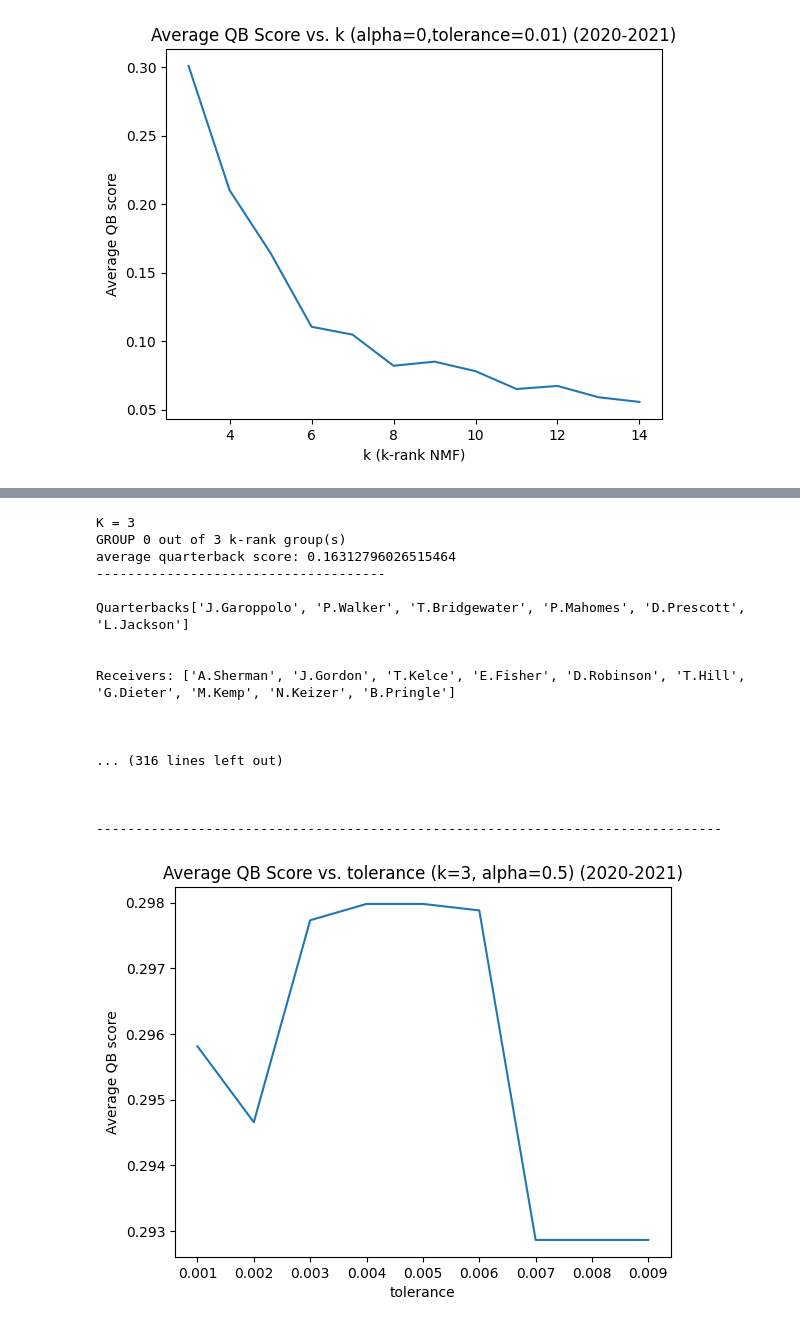
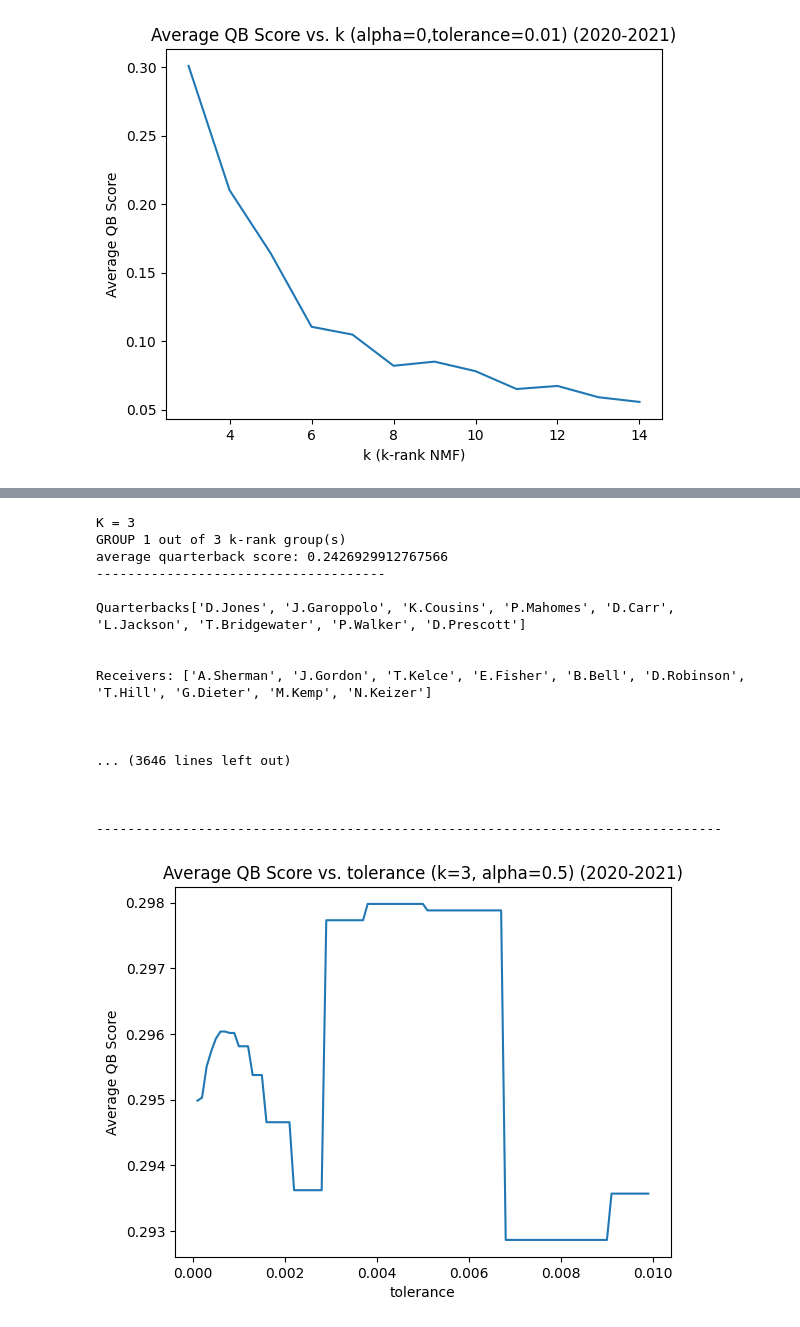
Before and after one commit to ChristopheBrown/nfl-ml, a Jupyter notebook: nfl_receiver-passer_pairs/nfl_w10_NMF_2yrs.ipynb, the cells around one changed output, grey strips where cells are left out. Drawn from its saved outputs; the diff is of its cells as text; code cells hidden in the pictures.

```diff
--- a/nfl_receiver-passer_pairs/nfl_w10_NMF_2yrs.ipynb
+++ b/nfl_receiver-passer_pairs/nfl_w10_NMF_2yrs.ipynb
@@ -278,7 +280,7 @@ plt.show()
 k_ranks = np.arange(3,15)  # The number of "receiver groups" to learn
 tolerance = 0.01 # Stopping condition for training. Smaller value = more training
 
-alpha_vals = np.arange(0, 1, 0.1)
+alpha_vals = np.arange(0, 1, 0.01)
 avg_qb_scores = []
 
 
@@ -329,7 +331,7 @@ for alpha in alpha_vals:
     for group in range(k):
 
 
-        print(f'GROUP {group} out of {k} k-rank group(s)')
+        print(f'GROUP {group+1} out of {k} k-rank group(s)')
 
         qb_rankings = df_H.loc[f'rec_group_{group}'].where(df_H.loc[f'rec_group_{group}'] > .5).dropna()
 
@@ -387,5 +389,5 @@ plt.show()
 # %%
-tolerances = np.arange(0.001, 0.01, 0.001) # Stopping condition for training. Smaller value = more training
+tolerances = np.arange(0.0001, 0.01, 0.0001) # Stopping condition for training. Smaller value = more training
 
 alpha = 0.5
 avg_qb_scores = []
@@ -438,7 +440,7 @@ for tol in tolerances:
     for group in range(k):
 
 
-        print(f'GROUP {group} out of {k} k-rank group(s)')
+        print(f'GROUP {group+1} out of {k} k-rank group(s)')
 
         qb_rankings = df_H.loc[f'rec_group_{group}'].where(df_H.loc[f'rec_group_{group}'] > .5).dropna()
 
@@ -467,18 +469,18 @@ for tol in tolerances:
     print('\n--------------------------------------------------------------------------------\n')
 # %% [output]
 K = 3
-GROUP 0 out of 3 k-rank group(s)
-average quarterback score: 0.16312796026515464
+GROUP 1 out of 3 k-rank group(s)
+average quarterback score: 0.2426929912767566
 -------------------------------------
 
-Quarterbacks['J.Garoppolo', 'P.Walker', 'T.Bridgewater', 'P.Mahomes', 'D.Prescott', 'L.Jackson']
+Quarterbacks['D.Jones', 'J.Garoppolo', 'K.Cousins', 'P.Mahomes', 'D.Carr', 'L.Jackson', 'T.Bridgewater', 'P.Walker', 'D.Prescott']
 
 
-Receivers: ['A.Sherman', 'J.Gordon', 'T.Kelce', 'E.Fisher', 'D.Robinson', 'T.Hill', 'G.Dieter', 'M.Kemp', 'N.Keizer', 'B.Pringle']
+Receivers: ['A.Sherman', 'J.Gordon', 'T.Kelce', 'E.Fisher', 'B.Bell', 'D.Robinson', 'T.Hill', 'G.Dieter', 'M.Kemp', 'N.Keizer']
 
 
 
-... (316 lines left out)
+... (3646 lines left out)
 
 
 
@@ -486,10 +488,10 @@ Receivers: ['A.Sherman', 'J.Gordon', 'T.Kelce', 'E.Fisher', 'D.Robinson', 'T.Hil
 # %%
 fig = plt.figure()
 ax = plt.axes()
 ax.plot(tolerances, avg_qb_scores)
 plt.xlabel('tolerance')
-plt.ylabel('Average QB score')
+plt.ylabel('Average QB Score')
 plt.title(f'Average QB Score vs. tolerance (k=3, alpha=0.5) ({time_period[0]}-{time_period[-1]})')
 plt.show()
 # %% [output]
-[figure, old version]
+[figure, new version]
```
Also changed, not shown: parts of 8 cells of this notebook, 2 other files.
